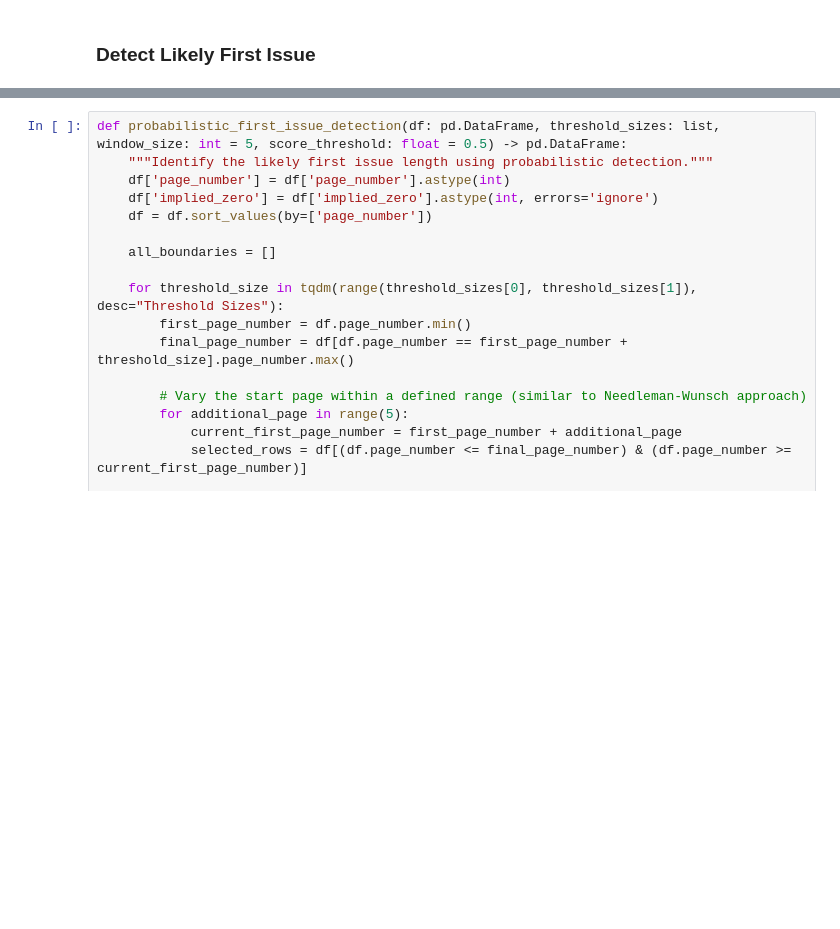
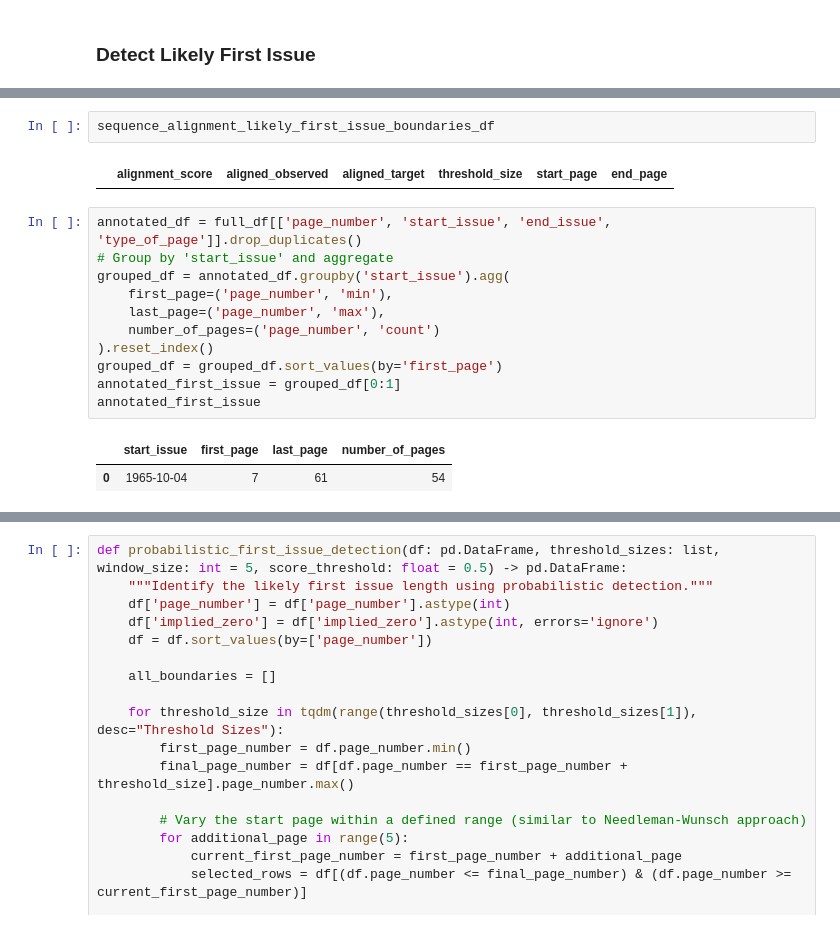
Before and after one commit to Informing-The-Third-World/periodical-wavelet-analysis, a Jupyter notebook: notebooks/First_Issue_Identification.ipynb, the cells around one changed output, grey strips where cells are left out. Drawn from its saved outputs; the diff is of its cells as text; blank space fills up the shorter version.

```diff
--- a/notebooks/First_Issue_Identification.ipynb
+++ b/notebooks/First_Issue_Identification.ipynb
@@ -300,4 +387,22 @@ generate_table(top_ten_boundaries[['alignment_score', 'threshold_size', 'start_p
 └─────────────────┴────────────────┴────────────┴──────────┘
+# %%
+sequence_alignment_likely_first_issue_boundaries_df
+# %% [output]
+|  | alignment_score | aligned_observed | aligned_target | threshold_size | start_page | end_page |
+# %%
+annotated_df = full_df[['page_number', 'start_issue', 'end_issue', 'type_of_page']].drop_duplicates()
+# Group by 'start_issue' and aggregate
+grouped_df = annotated_df.groupby('start_issue').agg(
+	first_page=('page_number', 'min'),
+	last_page=('page_number', 'max'),
+	number_of_pages=('page_number', 'count')
+).reset_index()
+grouped_df = grouped_df.sort_values(by='first_page')
+annotated_first_issue = grouped_df[0:1]
+annotated_first_issue
+# %% [output]
+|  | start_issue | first_page | last_page | number_of_pages |
+| 0 | 1965-10-04 | 7 | 61 | 54 |
 # %%
 def select_likely_first_issue(df: pd.DataFrame, mean_threshold: float) -> pd.Series:
     """Select the most likely first issue based on weighted scores."""
```
Also changed, not shown: parts of 25 cells of this notebook.
